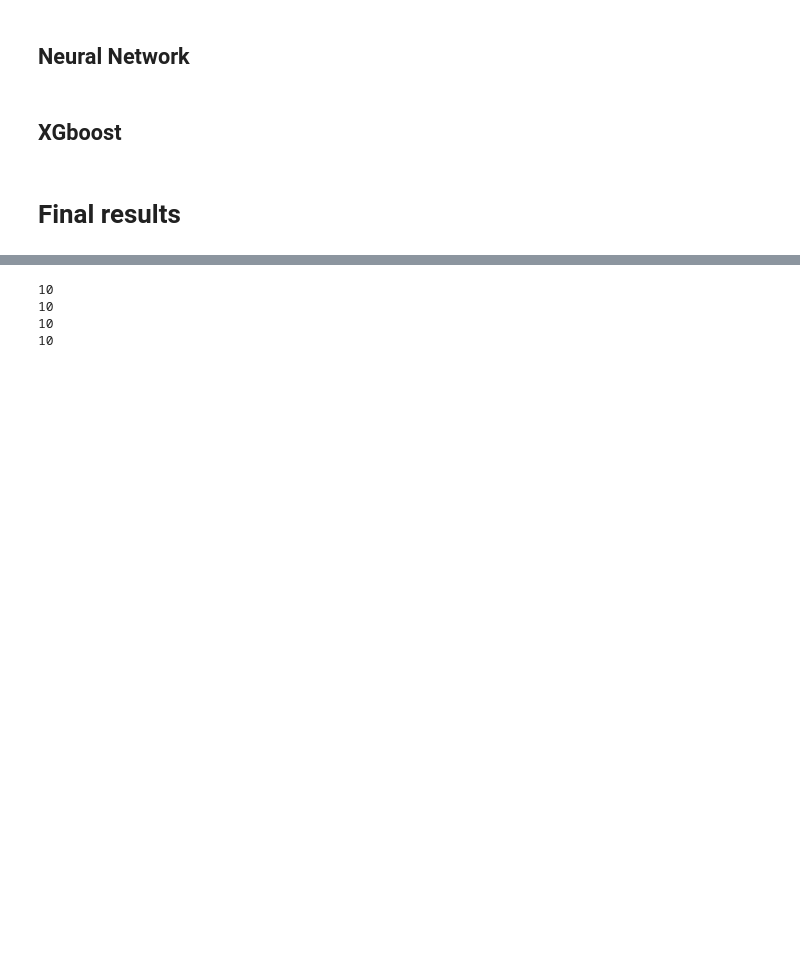
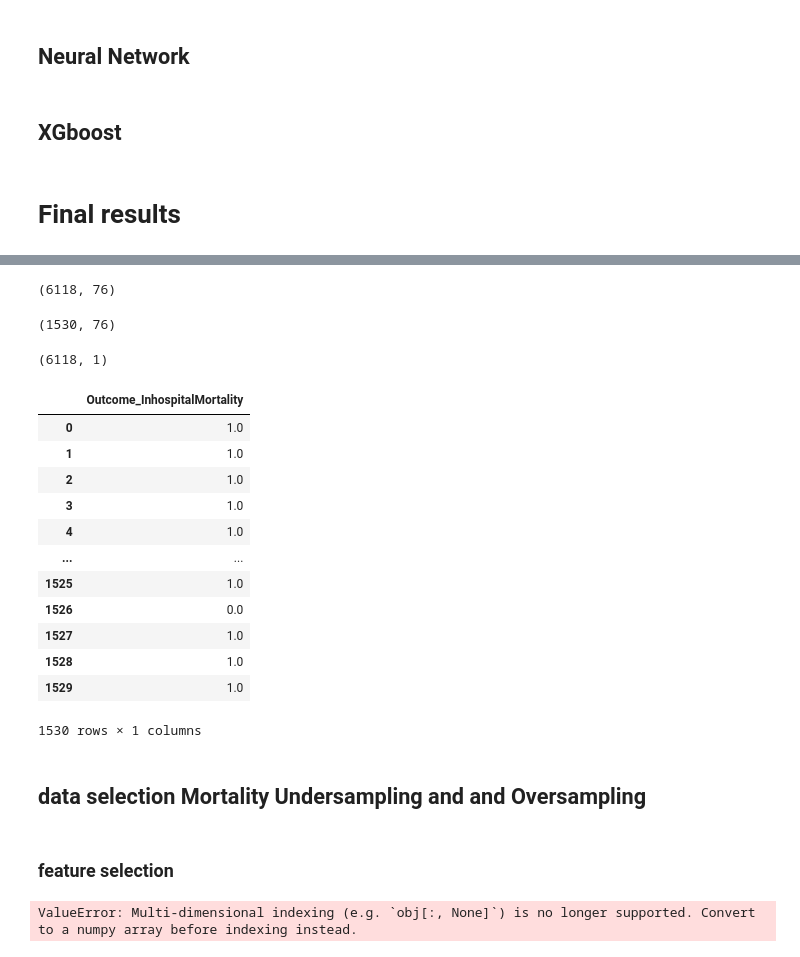
Before and after one commit to Sdamirsa/Tehran_COVID_Cohort_LLMExperiment, a Jupyter notebook: Mortality/experiment_1_7 ML methods(1).ipynb, the cells around one changed output, grey strips where cells are left out. Saved outputs shown, nothing was run; the diff lists cells and outputs as text; code cells hidden in the pictures; blank space fills up the shorter version.

Commit message:
MOrtality 7ML resolved

```diff
--- a/Mortality/experiment_1_7 ML methods.ipynb
+++ b/Mortality/experiment_1_7 ML methods(1).ipynb
@@ -54,11 +54,11 @@ X_train , X_test , y_train , y_test = train_test_split(X,y , test_size = 0.2 , r
 #inja miaim va data haye categorical va numerical ro moshakhas mikonim ke bade knn categorical ha ro round konim
 cat_col=[]
 num_col=[]
-for 'Outcome_InhospitalMortality' in range(len(X_train.columns)):
-    if 'Outcome_InhospitalMortality' <=52:
-        cat_col.append(X_train.columns['Outcome_InhospitalMortality'])
+for i in range(len(X_train.columns)):
+    if i <=52:
+        cat_col.append(X_train.columns[i])
     else:
-        num_col.append(X_train.columns['Outcome_InhospitalMortality'])
+        num_col.append(X_train.columns[i])
 # %%
 from sklearn.impute import KNNImputer
 X_train_array  =X_train.to_numpy()
@@ -68,8 +68,8 @@ imputed = imputer.fit_transform(X_train_array)
 df_imputed = pd.DataFrame(imputed)
 df_imputed.columns=pd.DataFrame(X_train).columns.tolist()
 # %%
-for 'Outcome_InhospitalMortality' in cat_col:
-    df_imputed[['Outcome_InhospitalMortality']] = df_imputed[['Outcome_InhospitalMortality']].round()
+for i in cat_col:
+    df_imputed[[i]] = df_imputed[[i]].round()
 # %%
 df_imputed.reset_index(drop=True, inplace=True)
 y_train.reset_index(drop=True, inplace=True)
@@ -93,11 +93,11 @@ y_train = df_before_normalize[['Outcome_InhospitalMortality', 'TM_S_Intubation',
 #inja miaim va data haye categorical va numerical ro moshakhas mikonim ke bade knn categorical ha ro round konim
 cat_col=[]
 num_col=[]
-for 'Outcome_InhospitalMortality' in range(len(X_test.columns)):
-    if 'Outcome_InhospitalMortality' <=52:
-        cat_col.append(X_test.columns['Outcome_InhospitalMortality'])
+for i in range(len(X_test.columns)):
+    if i <=52:
+        cat_col.append(X_test.columns[i])
     else:
-        num_col.append(X_test.columns['Outcome_InhospitalMortality'])
+        num_col.append(X_test.columns[i])
 # %%
 from sklearn.impute import KNNImputer
 X_test_array  =X_test.to_numpy()
@@ -107,8 +107,8 @@ imputed_test = imputer.fit_transform(X_test_array)
 df_imputed_test = pd.DataFrame(imputed_test)
 df_imputed_test.columns=pd.DataFrame(X_test).columns.tolist()
 # %%
-for 'Outcome_InhospitalMortality' in cat_col:
-    df_imputed_test[['Outcome_InhospitalMortality']] = df_imputed_test[['Outcome_InhospitalMortality']].round()
+for i in cat_col:
+    df_imputed_test[[i]] = df_imputed_test[[i]].round()
 # %%
 df_imputed_test.reset_index(drop=True, inplace=True)
 y_test.reset_index(drop=True, inplace=True)
@@ -634,11 +565,32 @@ list_fun_1 = [first(), second(), third(), forth()]
-# %%
-
-list_fun_1 = [first, second, third, forth]
-
-for i in list_fun_1:
-    print(i(1,2,3,4))
-# %% [output]
-10
-10
-10
-10
+# %%
+X_train.shape
+# %% [output]
+(6118, 76)
+# %%
+X_test.shape
+# %% [output]
+(1530, 76)
+# %%
+y_train_.shape
+# %% [output]
+(6118, 1)
+# %%
+y_test_
+# %% [output]
+|  | Outcome_InhospitalMortality |
+| 0 | 1.0 |
+| 1 | 1.0 |
+| 2 | 1.0 |
+| 3 | 1.0 |
+| 4 | 1.0 |
+| ... | ... |
+| 1525 | 1.0 |
+| 1526 | 0.0 |
+| 1527 | 1.0 |
+| 1528 | 1.0 |
+| 1529 | 1.0 |
+1530 rows × 1 columns
+# %% [markdown]
+## data selection Mortality Undersampling and and Oversampling
+# %% [markdown]
+### feature selection
@@ -644,0 +623,5 @@ for i in list_fun_1:
+# %%
+
+lasso(pd.DataFrame(X_train) ,pd.DataFrame(y_train),pd.DataFrame(X_test))
+# %% [output]
+ValueError: Multi-dimensional indexing (e.g. `obj[:, None]`) is no longer supported. Convert to a numpy array before indexing instead.
```
Also changed, not shown: parts of 19 cells of this notebook, 2 other files.
